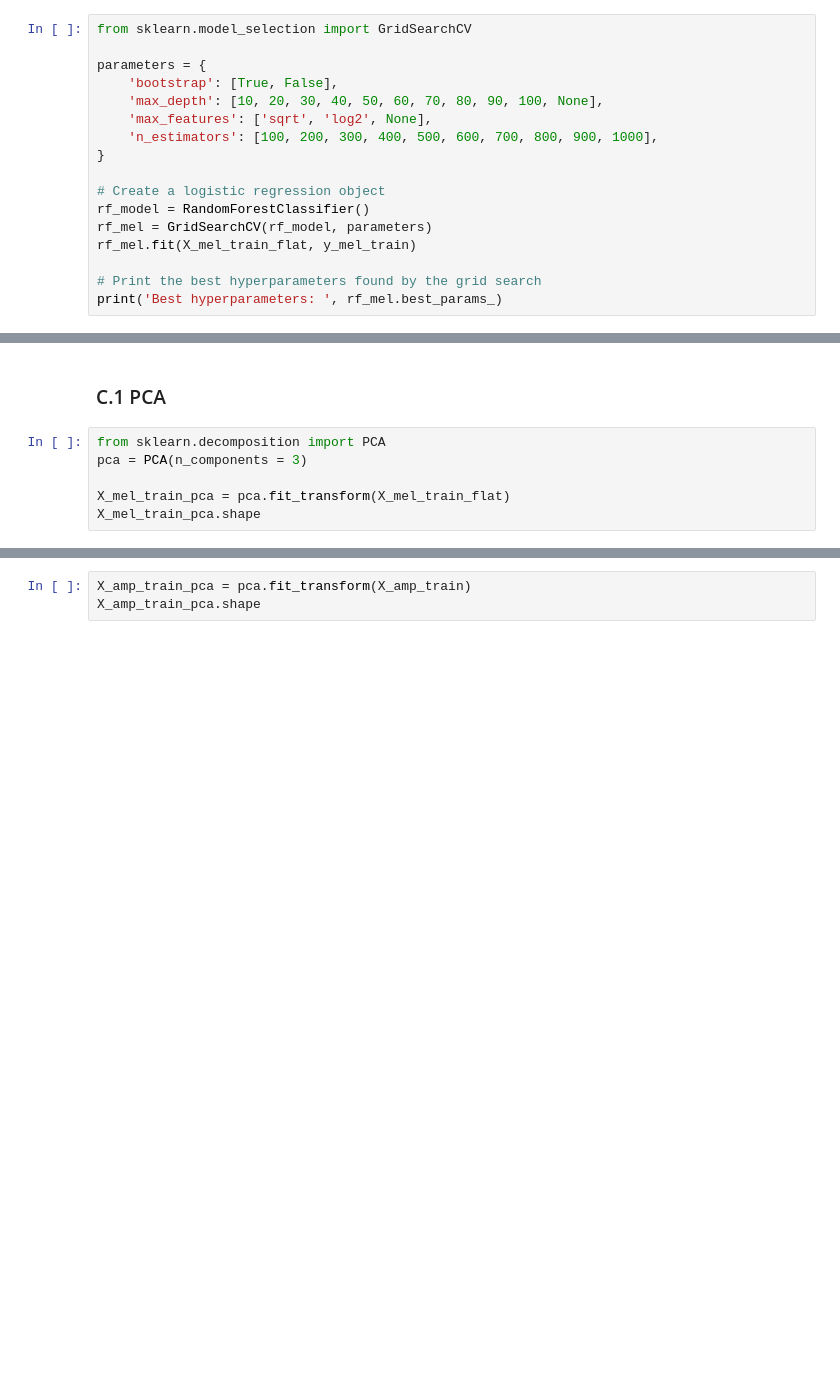
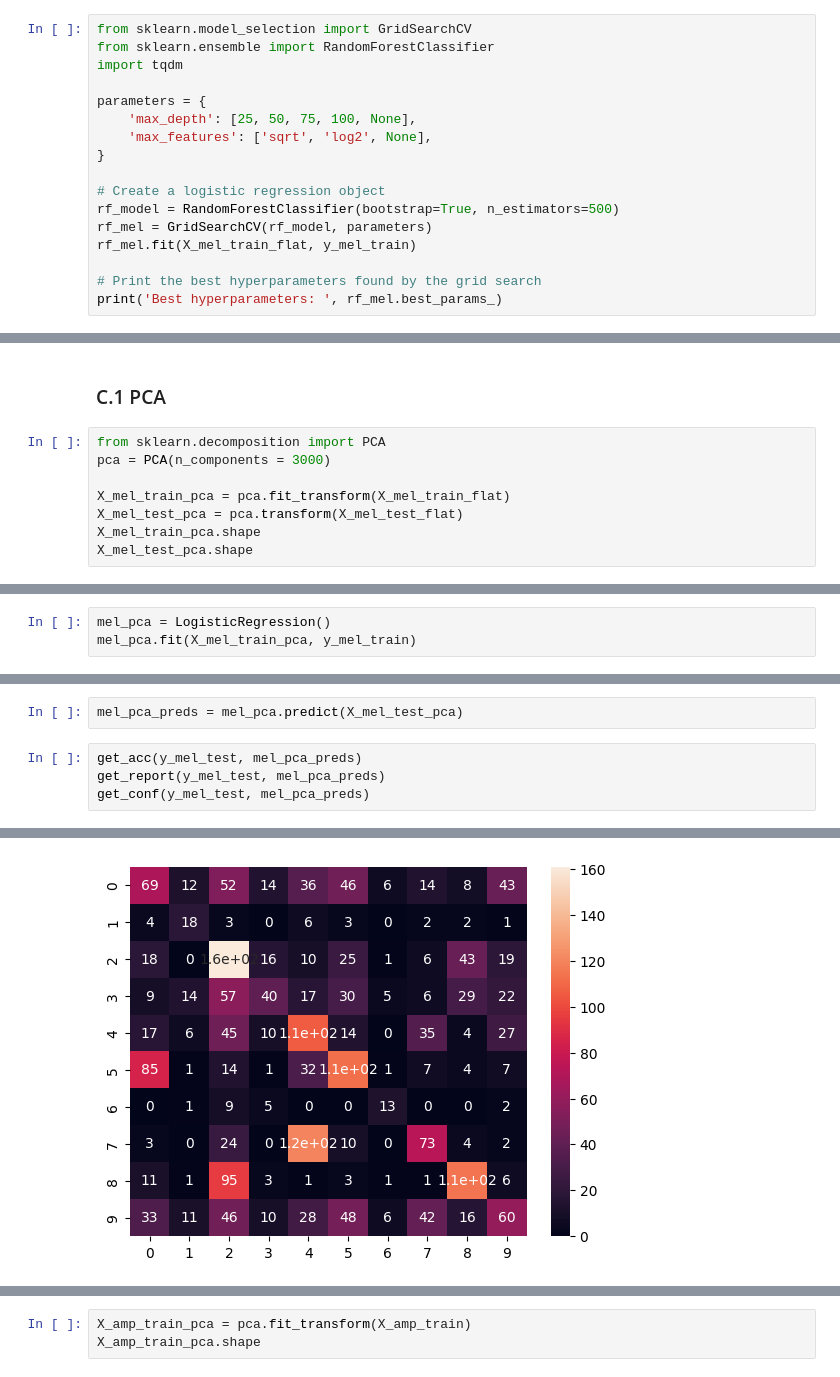
Before and after one commit to judeha/audio-practical, a Jupyter notebook: practical/starter_code.ipynb, the cells around one changed output, grey strips where cells are left out. Saved outputs shown, nothing was run; the diff lists cells and outputs as text; blank space fills up the shorter version.

```diff
--- a/practical/starter_code.ipynb
+++ b/practical/starter_code.ipynb
@@ -385,16 +387,16 @@ models
 ### B.2 Random Forest
 # %%
 from sklearn.model_selection import GridSearchCV
+from sklearn.ensemble import RandomForestClassifier
+import tqdm
 
 parameters = {
-    'bootstrap': [True, False],
-    'max_depth': [10, 20, 30, 40, 50, 60, 70, 80, 90, 100, None],
+    'max_depth': [25, 50, 75, 100, None],
     'max_features': ['sqrt', 'log2', None],
-    'n_estimators': [100, 200, 300, 400, 500, 600, 700, 800, 900, 1000],
 }
 
 # Create a logistic regression object
-rf_model = RandomForestClassifier()
+rf_model = RandomForestClassifier(bootstrap=True, n_estimators=500)
 rf_mel = GridSearchCV(rf_model, parameters)
 rf_mel.fit(X_mel_train_flat, y_mel_train)
 
@@ -409,8 +413,10 @@ GridSearchCV(estimator=RandomForestClassifier(),
 ### C.1 PCA
 # %%
 from sklearn.decomposition import PCA
-pca = PCA(n_components = 3)
+pca = PCA(n_components = 3000)
 
 X_mel_train_pca = pca.fit_transform(X_mel_train_flat)
+X_mel_test_pca = pca.transform(X_mel_test_flat)
 X_mel_train_pca.shape
+X_mel_test_pca.shape
 # %% [output]
@@ -417,0 +426,3 @@ X_mel_train_pca.shape
+# %%
+mel_pca = LogisticRegression()
+mel_pca.fit(X_mel_train_pca, y_mel_train)
@@ -417,0 +438,7 @@ X_mel_train_pca.shape
+# %%
+mel_pca_preds = mel_pca.predict(X_mel_test_pca)
+# %%
+get_acc(y_mel_test, mel_pca_preds)
+get_report(y_mel_test, mel_pca_preds)
+get_conf(y_mel_test, mel_pca_preds)
+# %% [output]
@@ -417,0 +463 @@ X_mel_train_pca.shape
+[figure, added]
```
Also changed, not shown: parts of 14 cells of this notebook.
